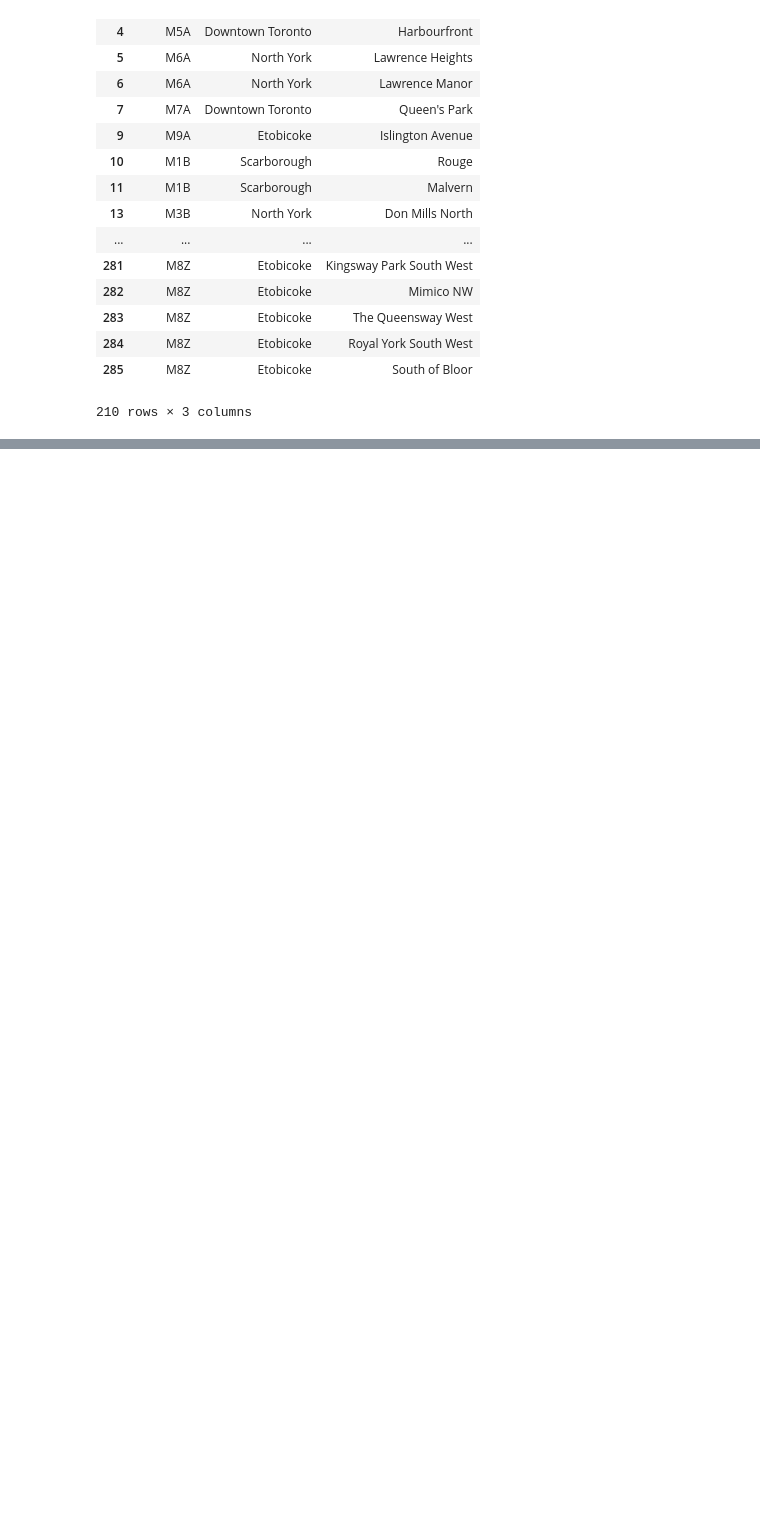
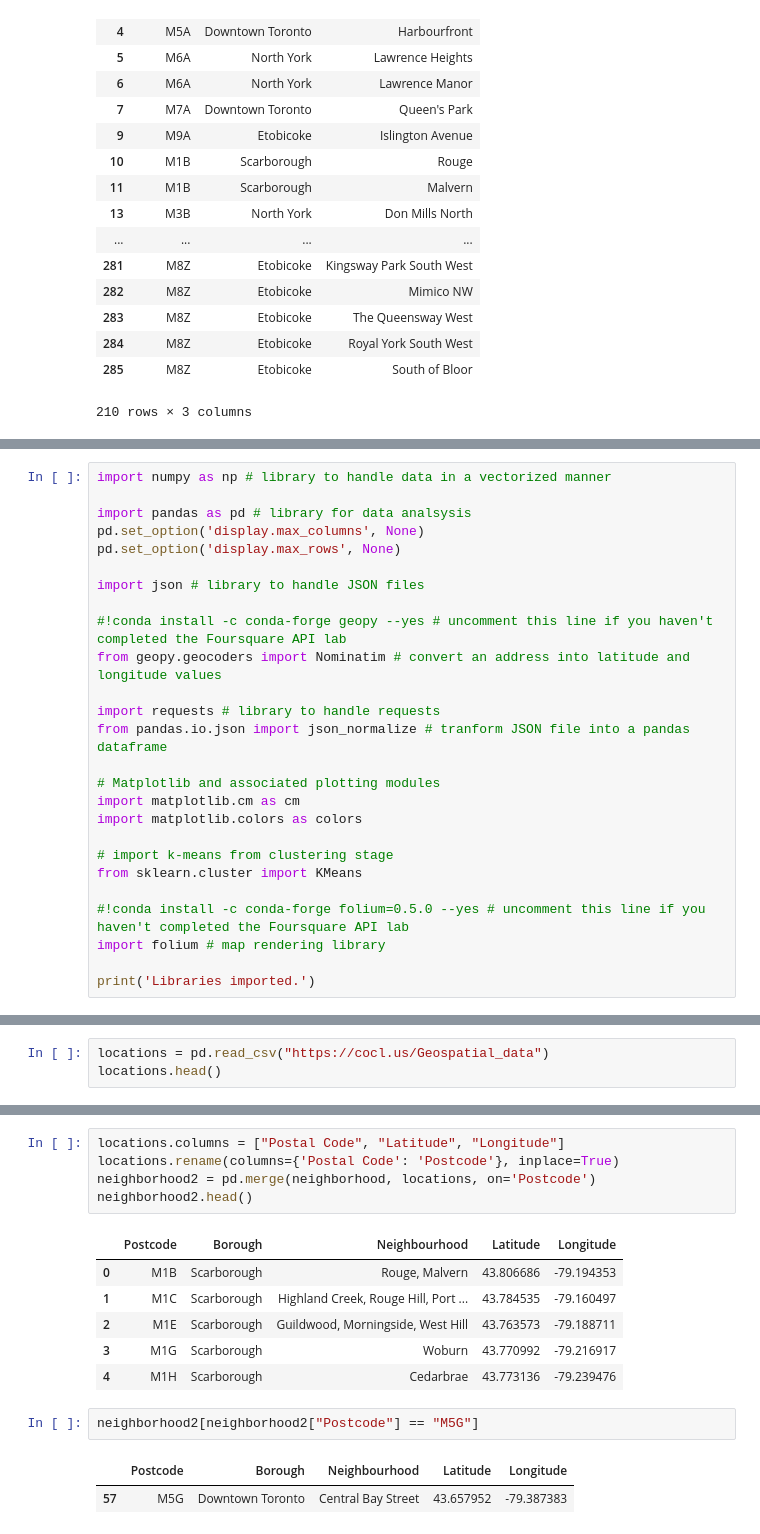
Before and after one commit to nanahamzat/Coursera_Capstone, a Jupyter notebook: Coursera_Capstone project.ipynb, the cells around one changed output, grey strips where cells are left out. Drawn from its saved outputs; the diff is of its cells as text; blank space fills up the shorter version.

```diff
--- a/Coursera_Capstone project.ipynb
+++ b/Coursera_Capstone project.ipynb
@@ -106,0 +106,26 @@ neighborhood.shape
+# %%
+import numpy as np # library to handle data in a vectorized manner
+
+import pandas as pd # library for data analsysis
+pd.set_option('display.max_columns', None)
+pd.set_option('display.max_rows', None)
+
+import json # library to handle JSON files
+
+#!conda install -c conda-forge geopy --yes # uncomment this line if you haven't completed the Foursquare API lab
+from geopy.geocoders import Nominatim # convert an address into latitude and longitude values
+
+import requests # library to handle requests
+from pandas.io.json import json_normalize # tranform JSON file into a pandas dataframe
+
+# Matplotlib and associated plotting modules
+import matplotlib.cm as cm
+import matplotlib.colors as colors
+
+# import k-means from clustering stage
+from sklearn.cluster import KMeans
+
+#!conda install -c conda-forge folium=0.5.0 --yes # uncomment this line if you haven't completed the Foursquare API lab
+import folium # map rendering library
+
+print('Libraries imported.')
@@ -106,0 +134,3 @@ neighborhood.shape
+# %%
+locations = pd.read_csv("https://cocl.us/Geospatial_data")
+locations.head()
@@ -106,0 +144,17 @@ neighborhood.shape
+# %%
+locations.columns = ["Postal Code", "Latitude", "Longitude"]
+locations.rename(columns={'Postal Code': 'Postcode'}, inplace=True)
+neighborhood2 = pd.merge(neighborhood, locations, on='Postcode')
+neighborhood2.head()
+# %% [output]
+|  | Postcode | Borough | Neighbourhood | Latitude | Longitude |
+| 0 | M1B | Scarborough | Rouge, Malvern | 43.806686 | -79.194353 |
+| 1 | M1C | Scarborough | Highland Creek, Rouge Hill, Port ... | 43.784535 | -79.160497 |
+| 2 | M1E | Scarborough | Guildwood, Morningside, West Hill | 43.763573 | -79.188711 |
+| 3 | M1G | Scarborough | Woburn | 43.770992 | -79.216917 |
+| 4 | M1H | Scarborough | Cedarbrae | 43.773136 | -79.239476 |
+# %%
+neighborhood2[neighborhood2["Postcode"] == "M5G"]
+# %% [output]
+|  | Postcode | Borough | Neighbourhood | Latitude | Longitude |
+| 57 | M5G | Downtown Toronto | Central Bay Street | 43.657952 | -79.387383 |
```
Also changed, not shown: parts of 6 cells of this notebook.
